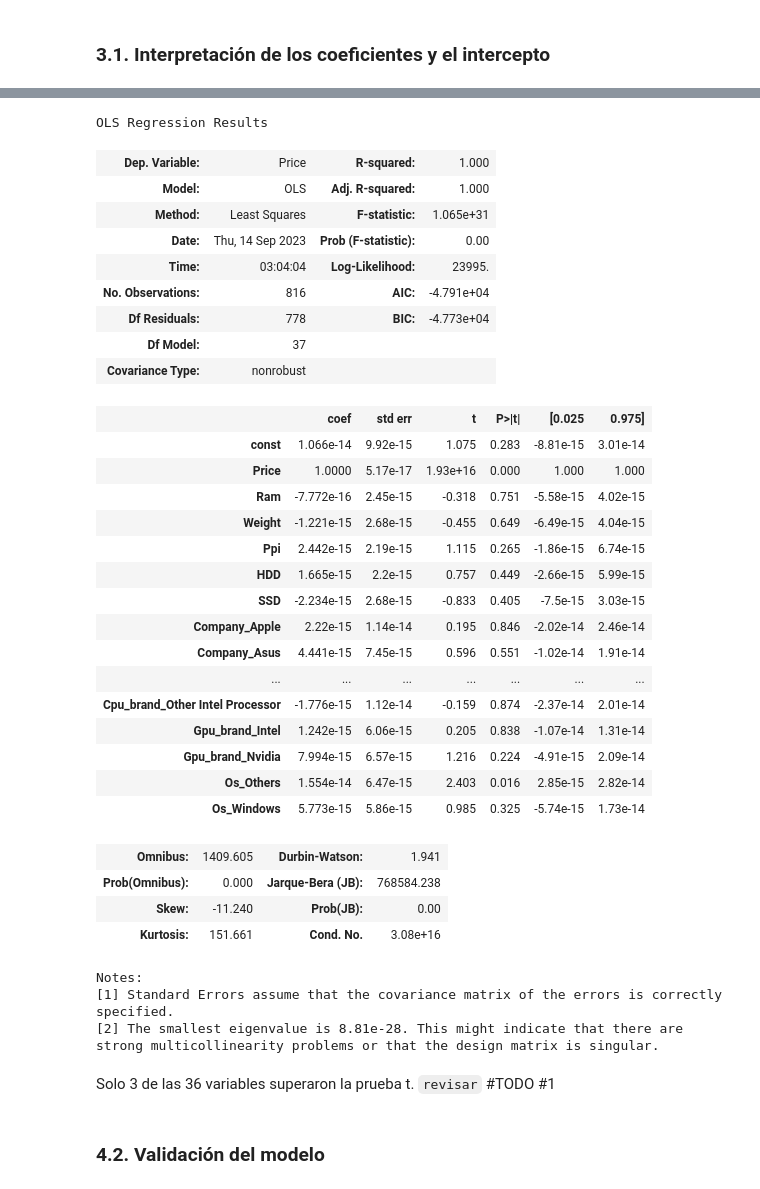
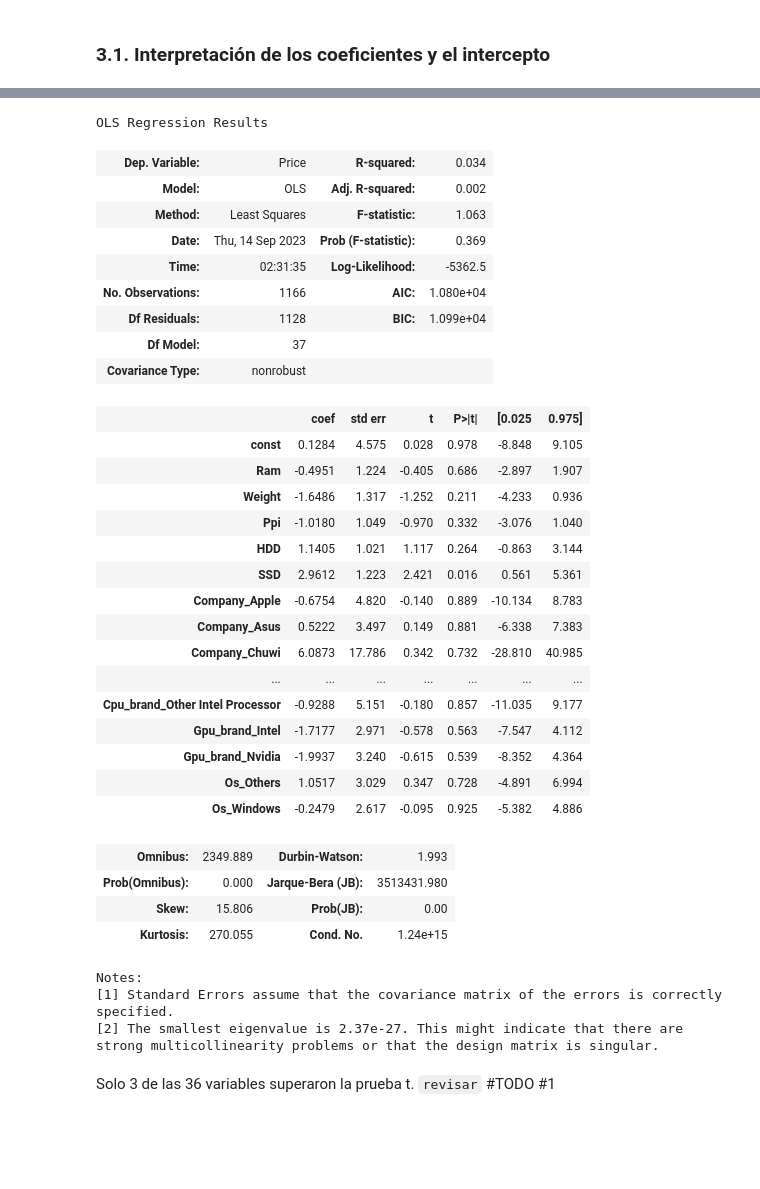
Before and after one commit to ddummann/BI-202302-1, a Jupyter notebook: Lab2/MainNotebook.ipynb, the cells around one changed output, grey strips where cells are left out. Saved outputs shown, nothing was run; the diff lists cells and outputs as text; code cells hidden in the pictures; blank space fills up the shorter version.

Commit message:
Revert "Ejecucion de validadores del modelo- Beta"
This reverts commit 900dc6380454c340f72e071c2af884902ac2f823.

```diff
--- a/Lab2/MainNotebook.ipynb
+++ b/Lab2/MainNotebook.ipynb
@@ -525,7 +522,7 @@ Os_Others                          0
 Os_Windows                         0
 dtype: int64
 # %%
-regression.fit(X_train, y_train)
+regression.fit(x_train, y_train)
 # %% [output]
 LinearRegression()
 # %% [markdown]
@@ -564,51 +554,49 @@ pd.DataFrame(regression.coef_, index=X_train.columns, columns=['Coeficiente']).s
 # %%
 # Prueba de significancia individual de las variables.
 # Se utiliza el p-value para determinar si la variable es significativa o no
 # Si el p-value es menor a 0.05, la variable es significativa, es decir, tiene un efecto sobre la variable dependiente
 # Si el p-value es mayor a 0.05, la variable no es significativa, es decir, no tiene un efecto sobre la variable dependiente
 
 
-X_train_sm = sm.add_constant(X_train)
+x_train_sm = sm.add_constant(x_train)
 
-model = sm.OLS(y_train, X_train_sm).fit()
+model = sm.OLS(y_train, x_train_sm).fit()
 
 model.summary()
 # %% [output]
 OLS Regression Results
-| Dep. Variable: | Price | R-squared: | 1.000 |
-| Model: | OLS | Adj. R-squared: | 1.000 |
-| Method: | Least Squares | F-statistic: | 1.065e+31 |
-| Date: | Thu, 14 Sep 2023 | Prob (F-statistic): | 0.00 |
-| Time: | 03:04:04 | Log-Likelihood: | 23995. |
-| No. Observations: | 816 | AIC: | -4.791e+04 |
-| Df Residuals: | 778 | BIC: | -4.773e+04 |
+| Dep. Variable: | Price | R-squared: | 0.034 |
+| Model: | OLS | Adj. R-squared: | 0.002 |
+| Method: | Least Squares | F-statistic: | 1.063 |
+| Date: | Thu, 14 Sep 2023 | Prob (F-statistic): | 0.369 |
+| Time: | 02:31:35 | Log-Likelihood: | -5362.5 |
+| No. Observations: | 1166 | AIC: | 1.080e+04 |
+| Df Residuals: | 1128 | BIC: | 1.099e+04 |
 | Df Model: | 37 |  |  |
 | Covariance Type: | nonrobust |  |  |
 |  | coef | std err | t | P>|t| | [0.025 | 0.975] |
-| const | 1.066e-14 | 9.92e-15 | 1.075 | 0.283 | -8.81e-15 | 3.01e-14 |
-| Price | 1.0000 | 5.17e-17 | 1.93e+16 | 0.000 | 1.000 | 1.000 |
-| Ram | -7.772e-16 | 2.45e-15 | -0.318 | 0.751 | -5.58e-15 | 4.02e-15 |
-| Weight | -1.221e-15 | 2.68e-15 | -0.455 | 0.649 | -6.49e-15 | 4.04e-15 |
-| Ppi | 2.442e-15 | 2.19e-15 | 1.115 | 0.265 | -1.86e-15 | 6.74e-15 |
-| HDD | 1.665e-15 | 2.2e-15 | 0.757 | 0.449 | -2.66e-15 | 5.99e-15 |
-| SSD | -2.234e-15 | 2.68e-15 | -0.833 | 0.405 | -7.5e-15 | 3.03e-15 |
-| Company_Apple | 2.22e-15 | 1.14e-14 | 0.195 | 0.846 | -2.02e-14 | 2.46e-14 |
-| Company_Asus | 4.441e-15 | 7.45e-15 | 0.596 | 0.551 | -1.02e-14 | 1.91e-14 |
+| const | 0.1284 | 4.575 | 0.028 | 0.978 | -8.848 | 9.105 |
+| Ram | -0.4951 | 1.224 | -0.405 | 0.686 | -2.897 | 1.907 |
+| Weight | -1.6486 | 1.317 | -1.252 | 0.211 | -4.233 | 0.936 |
+| Ppi | -1.0180 | 1.049 | -0.970 | 0.332 | -3.076 | 1.040 |
+| HDD | 1.1405 | 1.021 | 1.117 | 0.264 | -0.863 | 3.144 |
+| SSD | 2.9612 | 1.223 | 2.421 | 0.016 | 0.561 | 5.361 |
+| Company_Apple | -0.6754 | 4.820 | -0.140 | 0.889 | -10.134 | 8.783 |
+| Company_Asus | 0.5222 | 3.497 | 0.149 | 0.881 | -6.338 | 7.383 |
+| Company_Chuwi | 6.0873 | 17.786 | 0.342 | 0.732 | -28.810 | 40.985 |
 | ... | ... | ... | ... | ... | ... | ... |
-| Cpu_brand_Other Intel Processor | -1.776e-15 | 1.12e-14 | -0.159 | 0.874 | -2.37e-14 | 2.01e-14 |
-| Gpu_brand_Intel | 1.242e-15 | 6.06e-15 | 0.205 | 0.838 | -1.07e-14 | 1.31e-14 |
-| Gpu_brand_Nvidia | 7.994e-15 | 6.57e-15 | 1.216 | 0.224 | -4.91e-15 | 2.09e-14 |
-| Os_Others | 1.554e-14 | 6.47e-15 | 2.403 | 0.016 | 2.85e-15 | 2.82e-14 |
-| Os_Windows | 5.773e-15 | 5.86e-15 | 0.985 | 0.325 | -5.74e-15 | 1.73e-14 |
+| Cpu_brand_Other Intel Processor | -0.9288 | 5.151 | -0.180 | 0.857 | -11.035 | 9.177 |
+| Gpu_brand_Intel | -1.7177 | 2.971 | -0.578 | 0.563 | -7.547 | 4.112 |
+| Gpu_brand_Nvidia | -1.9937 | 3.240 | -0.615 | 0.539 | -8.352 | 4.364 |
+| Os_Others | 1.0517 | 3.029 | 0.347 | 0.728 | -4.891 | 6.994 |
+| Os_Windows | -0.2479 | 2.617 | -0.095 | 0.925 | -5.382 | 4.886 |
-| Omnibus: | 1409.605 | Durbin-Watson: | 1.941 |
-| Prob(Omnibus): | 0.000 | Jarque-Bera (JB): | 768584.238 |
-| Skew: | -11.240 | Prob(JB): | 0.00 |
-| Kurtosis: | 151.661 | Cond. No. | 3.08e+16 |
+| Omnibus: | 2349.889 | Durbin-Watson: | 1.993 |
+| Prob(Omnibus): | 0.000 | Jarque-Bera (JB): | 3513431.980 |
+| Skew: | 15.806 | Prob(JB): | 0.00 |
+| Kurtosis: | 270.055 | Cond. No. | 1.24e+15 |
 Notes:
 [1] Standard Errors assume that the covariance matrix of the errors is correctly specified.
-[2] The smallest eigenvalue is 8.81e-28. This might indicate that there are
+[2] The smallest eigenvalue is 2.37e-27. This might indicate that there are
 strong multicollinearity problems or that the design matrix is singular.
 # %% [markdown]
 Solo 3 de las 36 variables superaron la prueba t. `revisar` #TODO #1
-# %% [markdown]
-### 4.2. Validación del modelo
```
Also changed, not shown: parts of 16 cells of this notebook.
